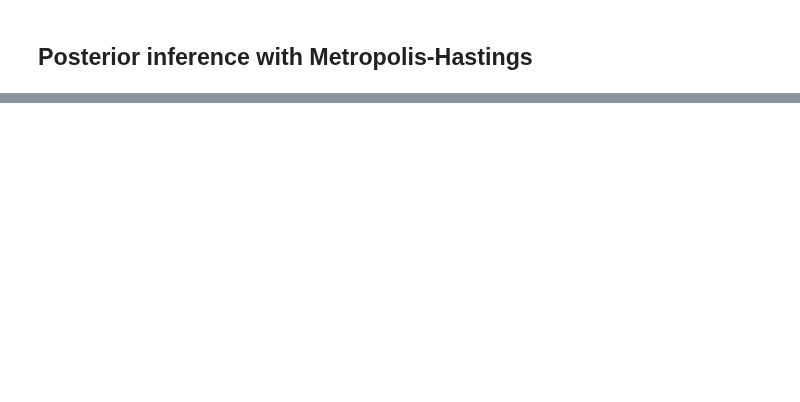
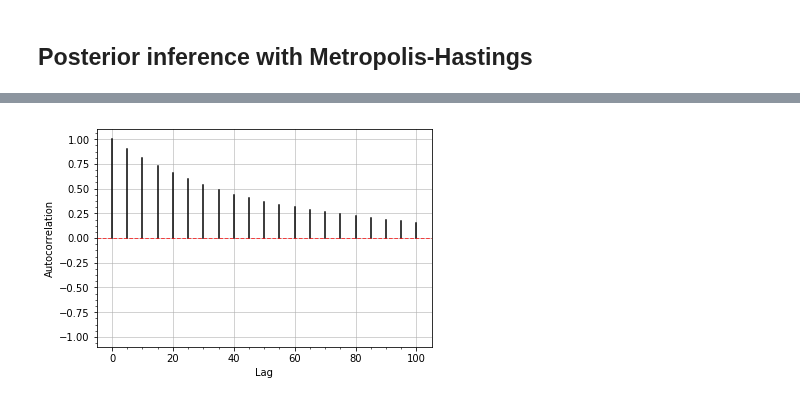
Before and after one commit to montefiore-institute/hypothesis, a Jupyter notebook: examples/metropolis-hastings.ipynb, the cells around one changed output, grey strips where cells are left out. Drawn from its saved outputs; the diff is of its cells as text; code cells hidden in the pictures; blank space fills up the shorter version.

```diff
--- a/examples/metropolis-hastings.ipynb
+++ b/examples/metropolis-hastings.ipynb
@@ -60,14 +60,5 @@ plt.show()
-# %%
-def plot_autocorrelation(result, **kwargs):
-    # Argument key definitions.
-    KEY_INTERVAL = "interval"
-
-    # Defaults for optional arguments.
-    interval = 1
-    # Process optional arguments.
-    if KEY_INTERVAL in kwargs.keys():
-        interval = int(kwargs[KEY_INTERVAL])
-    x, y = result.autocorrelation_function(interval=interval)
-    plt.plot(x, y)
-    plt.show()
+# %%
+plot_autocorrelation(result, max_lag=100, interval=5)
+# %% [output]
+[figure, added]
 # %%
```
Also changed, not shown: parts of 3 cells of this notebook, 2 other files.
